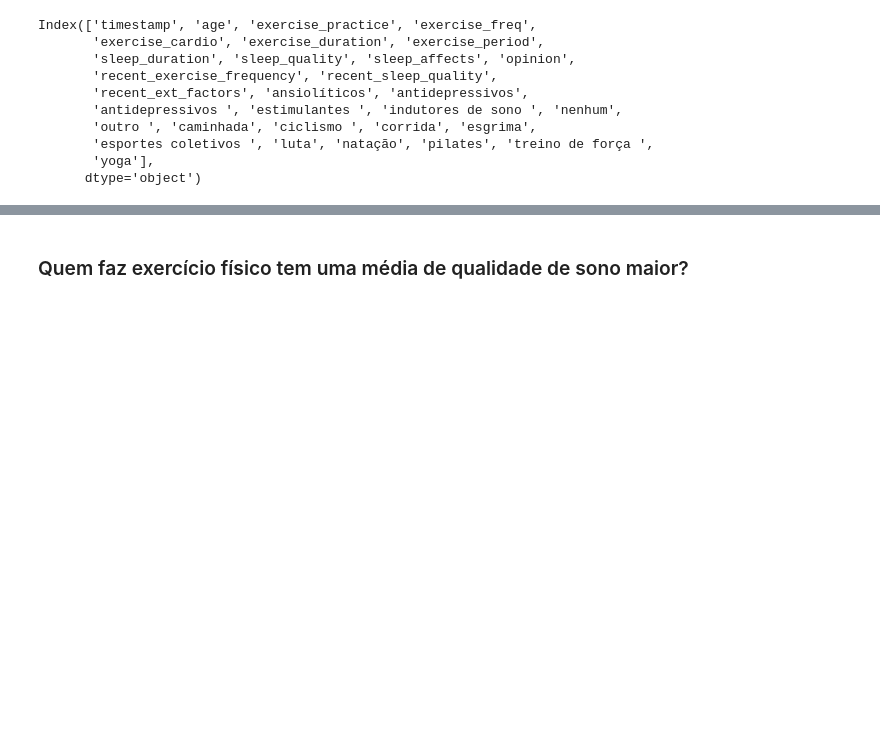
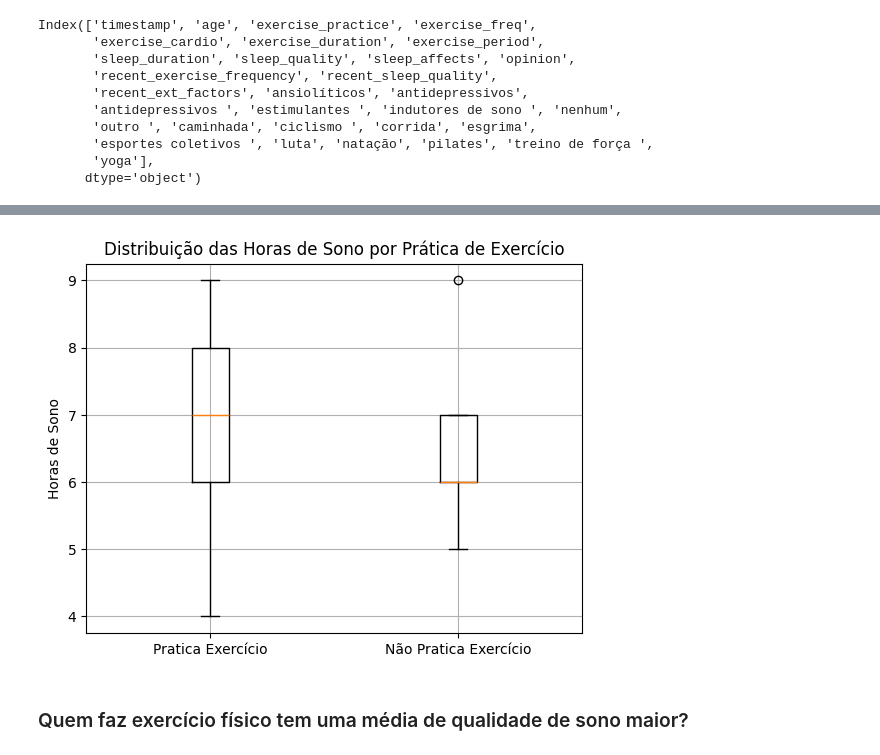
Before and after one commit to claytontey/DS_Unesp, a Jupyter notebook: Work_Git/Sofia Azevedo Rosa/Trabalho Bimestral 1/statistic_analisys.ipynb, the cells around one changed output, grey strips where cells are left out. Cells and saved outputs as stored; diff of their text form; code cells hidden in the pictures; blank space fills up the shorter version.

```diff
--- a/Work_Git/Sofia Azevedo Rosa/Trabalho Bimestral 1/statistic_analisys.ipynb
+++ b/Work_Git/Sofia Azevedo Rosa/Trabalho Bimestral 1/statistic_analisys.ipynb
@@ -32,3 +77,20 @@ Index(['timestamp', 'age', 'exercise_practice', 'exercise_freq',
+# %%
+fig, ax = plt.subplots()
+
+# Dados para o boxplot
+data = [
+    df_yes['sleep_duration'],
+    df_no['sleep_duration']
+]
+
+ax.boxplot(data, labels=['Pratica Exercício', 'Não Pratica Exercício'])
+ax.set_title('Distribuição das Horas de Sono por Prática de Exercício')
+ax.set_ylabel('Horas de Sono')
+
+plt.grid()
+plt.show()
+# %% [output]
+[figure, added]
 # %% [markdown]
 ### Quem faz exercício físico tem uma média de qualidade de sono maior?
 # %%
```
Also changed, not shown: parts of 20 cells of this notebook, 1 other file.
